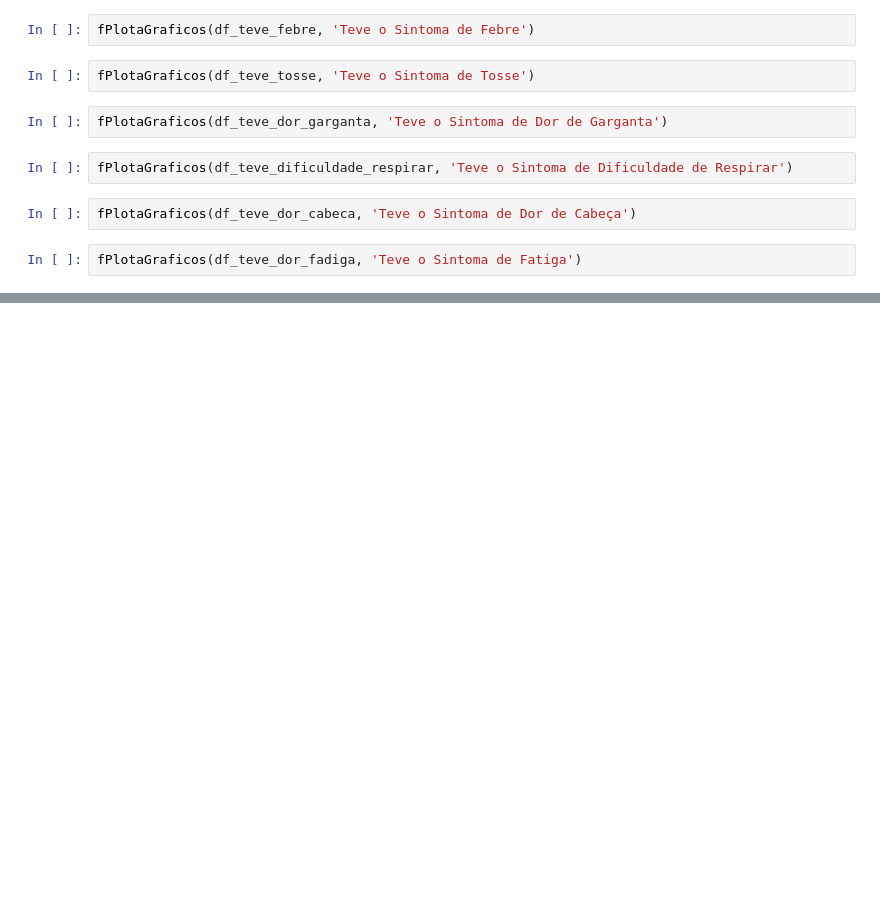
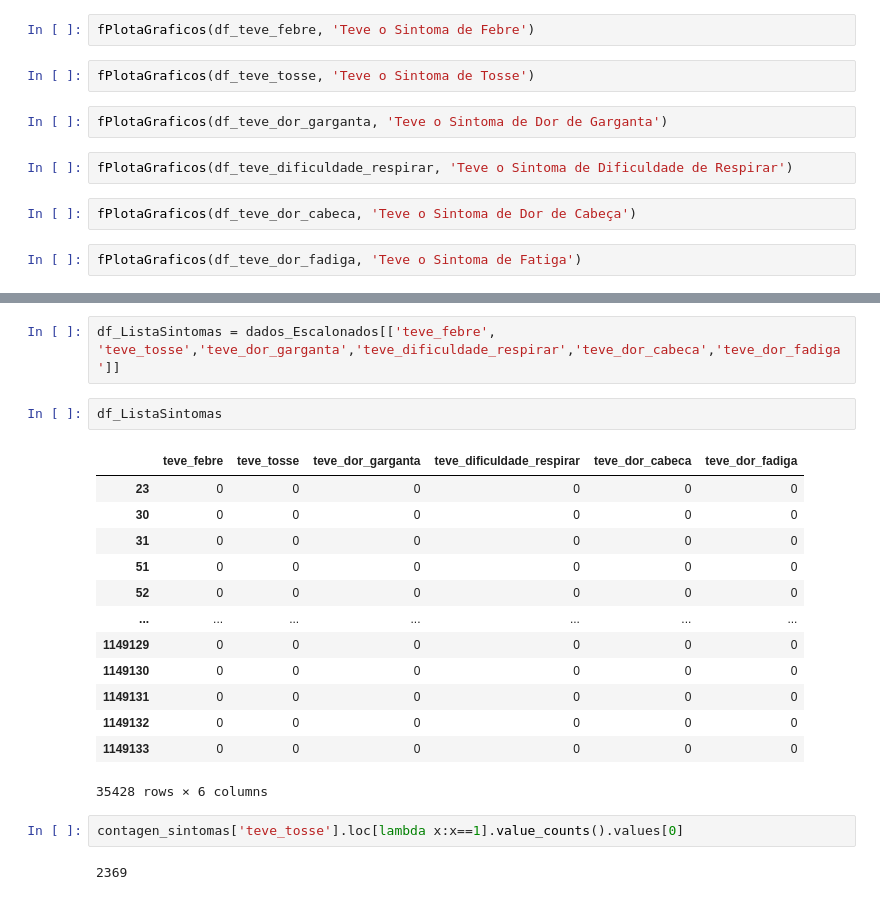
Before and after one commit to Rogeriom49/4DTAT, a Jupyter notebook: techChallange3/clustering_positivados.ipynb, the cells around one changed output, grey strips where cells are left out. Saved outputs shown, nothing was run; the diff lists cells and outputs as text; blank space fills up the shorter version.

```diff
--- a/techChallange3/clustering_positivados.ipynb
+++ b/techChallange3/clustering_positivados.ipynb
@@ -461,0 +478,22 @@ fPlotaGraficos(df_teve_dor_fadiga, 'Teve o Sintoma de Fatiga')
+# %%
+df_ListaSintomas = dados_Escalonados[['teve_febre', 'teve_tosse','teve_dor_garganta','teve_dificuldade_respirar','teve_dor_cabeca','teve_dor_fadiga']]
+# %%
+df_ListaSintomas
+# %% [output]
+|  | teve_febre | teve_tosse | teve_dor_garganta | teve_dificuldade_respirar | teve_dor_cabeca | teve_dor_fadiga |
+| 23 | 0 | 0 | 0 | 0 | 0 | 0 |
+| 30 | 0 | 0 | 0 | 0 | 0 | 0 |
+| 31 | 0 | 0 | 0 | 0 | 0 | 0 |
+| 51 | 0 | 0 | 0 | 0 | 0 | 0 |
+| 52 | 0 | 0 | 0 | 0 | 0 | 0 |
+| ... | ... | ... | ... | ... | ... | ... |
+| 1149129 | 0 | 0 | 0 | 0 | 0 | 0 |
+| 1149130 | 0 | 0 | 0 | 0 | 0 | 0 |
+| 1149131 | 0 | 0 | 0 | 0 | 0 | 0 |
+| 1149132 | 0 | 0 | 0 | 0 | 0 | 0 |
+| 1149133 | 0 | 0 | 0 | 0 | 0 | 0 |
+35428 rows × 6 columns
+# %%
+contagen_sintomas['teve_tosse'].loc[lambda x:x==1].value_counts().values[0]
+# %% [output]
+2369
```
Also changed, not shown: parts of 10 cells of this notebook.
